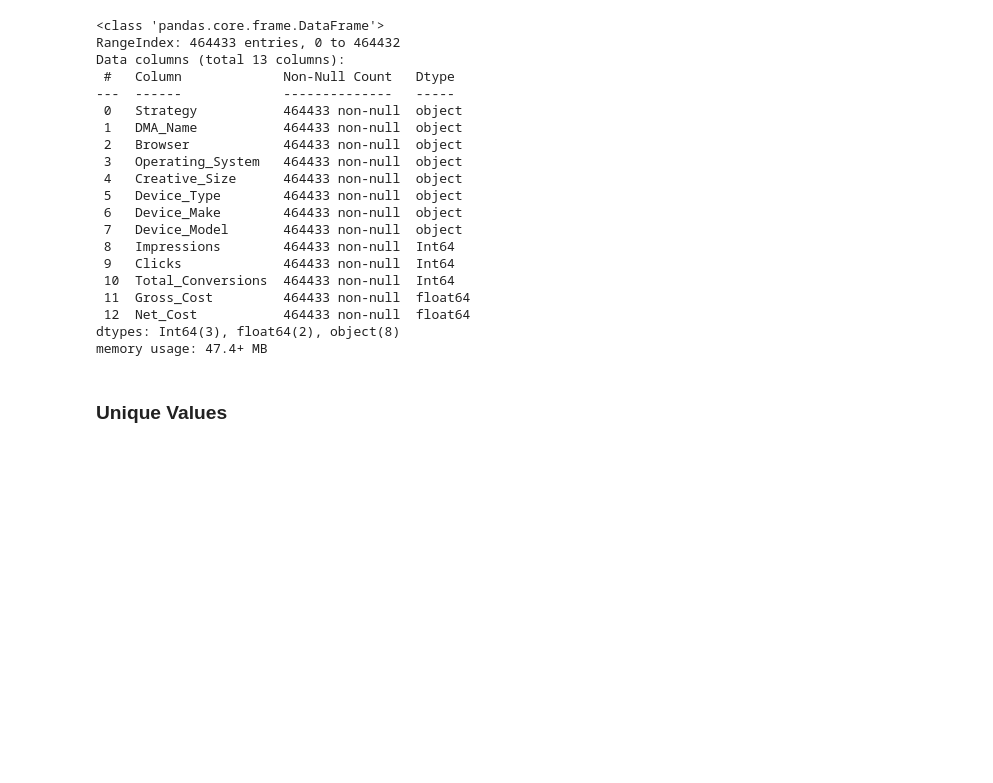
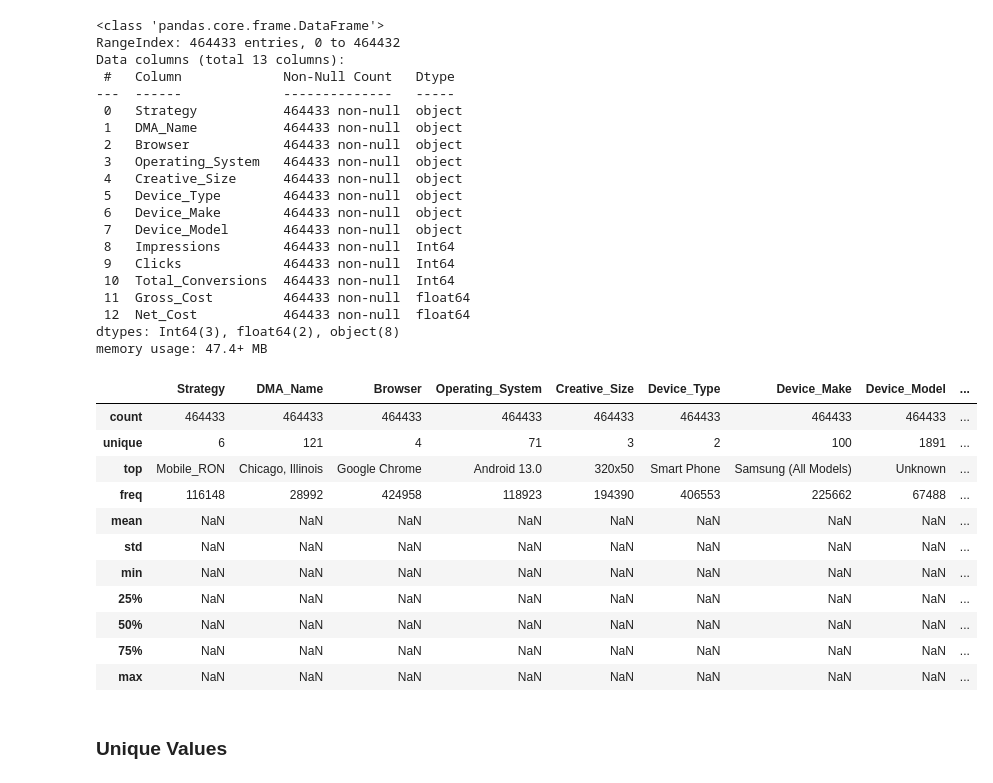
Before and after one commit to jmgcito/Media-Campaign-Analysis, a Jupyter notebook: Media_Campaign_Data_Cleanup.ipynb, the cells around one changed output. Cells and saved outputs as stored; diff of their text form; code cells hidden in the pictures; blank space fills up the shorter version.

```diff
--- a/Media_Campaign_Data_Cleanup.ipynb
+++ b/Media_Campaign_Data_Cleanup.ipynb
@@ -112,6 +146,21 @@ Data columns (total 13 columns):
  12  Net_Cost           464433 non-null  float64
 dtypes: Int64(3), float64(2), object(8)
 memory usage: 47.4+ MB
+# %%
+device_location_clean.describe(include="all")
+# %% [output]
+|  | Strategy | DMA_Name | Browser | Operating_System | Creative_Size | Device_Type | Device_Make | Device_Model | ... |
+| count | 464433 | 464433 | 464433 | 464433 | 464433 | 464433 | 464433 | 464433 | ... |
+| unique | 6 | 121 | 4 | 71 | 3 | 2 | 100 | 1891 | ... |
+| top | Mobile_RON | Chicago, Illinois | Google Chrome | Android 13.0 | 320x50 | Smart Phone | Samsung (All Models) | Unknown | ... |
+| freq | 116148 | 28992 | 424958 | 118923 | 194390 | 406553 | 225662 | 67488 | ... |
+| mean | NaN | NaN | NaN | NaN | NaN | NaN | NaN | NaN | ... |
+| std | NaN | NaN | NaN | NaN | NaN | NaN | NaN | NaN | ... |
+| min | NaN | NaN | NaN | NaN | NaN | NaN | NaN | NaN | ... |
+| 25% | NaN | NaN | NaN | NaN | NaN | NaN | NaN | NaN | ... |
+| 50% | NaN | NaN | NaN | NaN | NaN | NaN | NaN | NaN | ... |
+| 75% | NaN | NaN | NaN | NaN | NaN | NaN | NaN | NaN | ... |
+| max | NaN | NaN | NaN | NaN | NaN | NaN | NaN | NaN | ... |
 # %% [markdown]
 ### Unique Values
 # %% [markdown]
```
Also changed, not shown: parts of 66 cells of this notebook.
